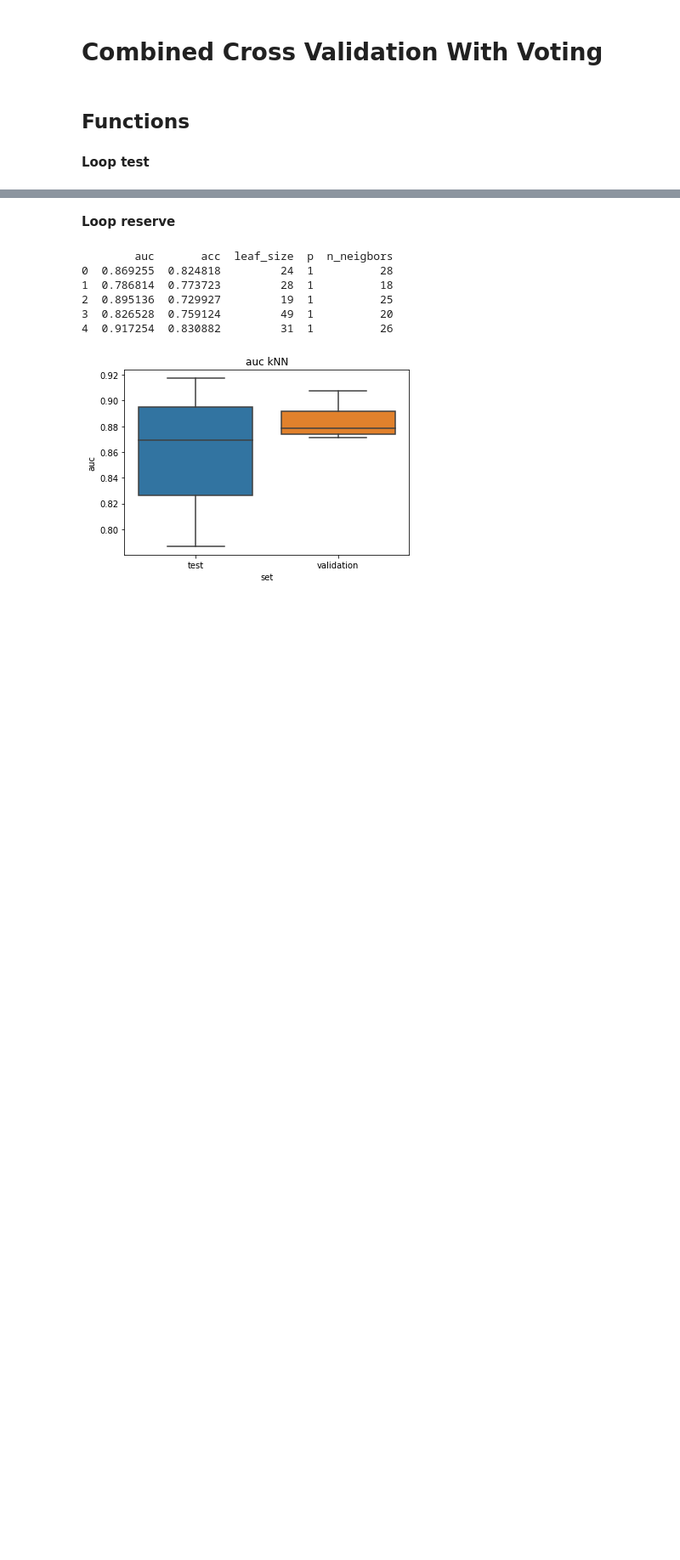
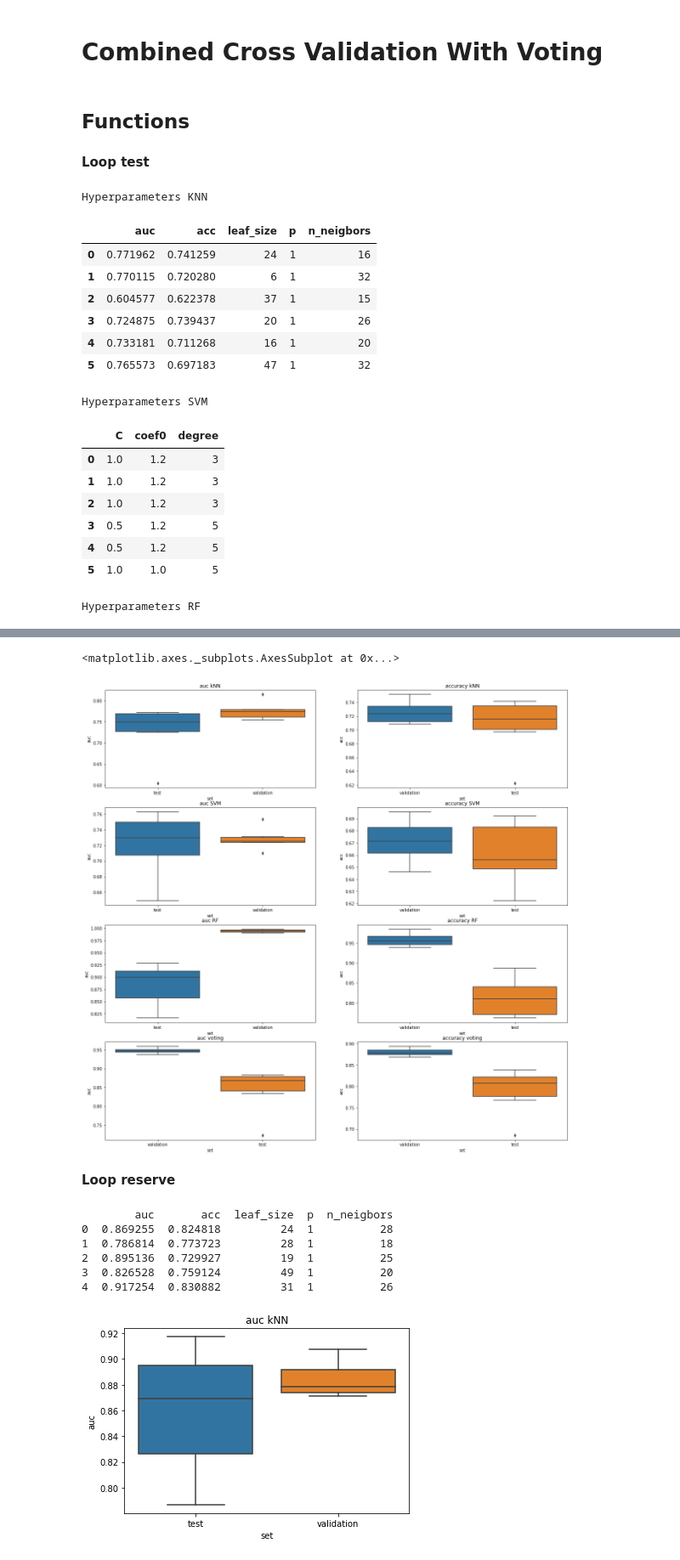
Before and after one commit to annawalstra/TM10007_Group5, a Jupyter notebook: assignment.ipynb, the cells around one changed output, grey strips where cells are left out. Shown at 85% size. Cells and saved outputs as stored; diff of their text form; code cells hidden in the pictures; blank space fills up the shorter version.

```diff
--- a/assignment.ipynb
+++ b/assignment.ipynb
@@ -1081,7 +1087,7 @@ def classifier_SVM(cv_10fold, X_validation, Y_validation, X_test, Y_test):
 
 
     # Use RandomizedSearch to tune hyperparameters
-    grid_SVM = RandomizedSearchCV(SVC(probability=True, kernel='poly', gamma = 'scale'), param_grid_SVM, refit=True,
+    grid_SVM = RandomizedSearchCV(SVC(probability=True, kernel='poly'), param_grid_SVM, refit=True,
                                   verbose=False, cv=cv_10fold)
 
 
@@ -1142,19 +1148,21 @@ def classifier_SVM(cv_10fold, X_validation, Y_validation, X_test, Y_test):
 
 
 def classifier_RF(cv_10fold, X_validation, Y_validation, X_test, Y_test):
-    n_tree = [20]                         # n_estimators
+    n_tree = [20]                         # N_estimators
     boot = ['True','False']               # Bootstrapping
-    criterion = ['gini','entropy']        # measure of quality
+    criterion = ['gini','entropy']        # Measure of quality
     max_depth = list(range(5,16))         # Depth of the tree
-    min_samples_split = list(range(2,10)) # prevents overfitting
-    min_samples_leaf = [3,4,5,6,7]        # prevents overfitting
+    min_samples_split = list(range(2,10)) # Prevents overfitting
+    min_samples_leaf = [3,4,5,6,7]        # Prevents overfitting
+    max_features = list(range(15,60,5))   # Prevents overfitting
 
     param_grid_RF = {'n_estimators': n_tree,
               'bootstrap': boot,
               'criterion': criterion,
               'max_depth': max_depth,
               'min_samples_split': min_samples_split,
-              'min_samples_leaf': min_samples_leaf}
+              'min_samples_leaf': min_samples_leaf,
+              'max_features': max_features}
 
     grid_RF = RandomizedSearchCV(RandomForestClassifier(), param_grid_RF, refit=True,
                               verbose=False, cv=cv_10fold)
@@ -1208,7 +1216,10 @@ def classifier_RF(cv_10fold, X_validation, Y_validation, X_test, Y_test):
                     'criterion': clf_RF.criterion,
                     'max_depth': clf_RF.max_depth,
                     'min_samples_split': clf_RF.min_samples_split,
-                    'min_samples_split': clf_RF.min_samples_leaf})
+                    'min_samples_split': clf_RF.min_samples_leaf,
+                    'max_features': clf_RF.max_features,
+                    'acc':accuracy,
+                    'auc':auc_RF_val})
 
     return clf_RF, results_acc_RF, results_RF, RF_table
 
@@ -1248,8 +1259,8 @@ def votingresults(clf_vote, X_validation, Y_validation, X_test, Y_test):
 **Loop test**
 # %%
 # Create a 20 fold stratified CV iterator
-cv_10fold = model_selection.StratifiedKFold(n_splits=2)
-cv_20fold = model_selection.StratifiedKFold(n_splits=2)
+cv_10fold = model_selection.StratifiedKFold(n_splits=5)
+cv_20fold = model_selection.StratifiedKFold(n_splits=6)
 
 # Lists for KNN
 results_kNN = []
@@ -1374,3 +1385,21 @@ plt.subplot(428)
 plt.title('accuracy voting')
 results_acc_vote = pd.DataFrame(results_acc_vote)
 seaborn.boxplot(y='acc', x='set', data=results_acc_vote)
+# %% [output]
+Hyperparameters KNN
+|  | auc | acc | leaf_size | p | n_neigbors |
+| 0 | 0.771962 | 0.741259 | 24 | 1 | 16 |
+| 1 | 0.770115 | 0.720280 | 6 | 1 | 32 |
+| 2 | 0.604577 | 0.622378 | 37 | 1 | 15 |
+| 3 | 0.724875 | 0.739437 | 20 | 1 | 26 |
+| 4 | 0.733181 | 0.711268 | 16 | 1 | 20 |
+| 5 | 0.765573 | 0.697183 | 47 | 1 | 32 |
+Hyperparameters SVM
+|  | C | coef0 | degree |
+| 0 | 1.0 | 1.2 | 3 |
+| 1 | 1.0 | 1.2 | 3 |
+| 2 | 1.0 | 1.2 | 3 |
+| 3 | 0.5 | 1.2 | 5 |
+| 4 | 0.5 | 1.2 | 5 |
+| 5 | 1.0 | 1.0 | 5 |
+Hyperparameters RF
@@ -1377,3 +1413,5 @@ seaborn.boxplot(y='acc', x='set', data=results_acc_vote)
+<matplotlib.axes._subplots.AxesSubplot at 0x...>
+[figure, added]
 # %% [markdown]
 **Loop reserve**
 # %%
```
Also changed, not shown: parts of 4 cells of this notebook.
